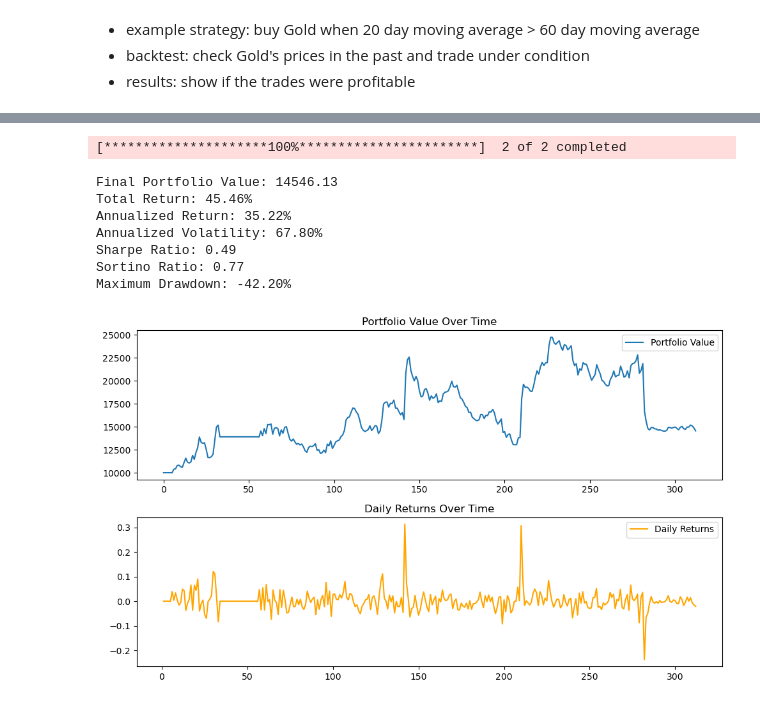
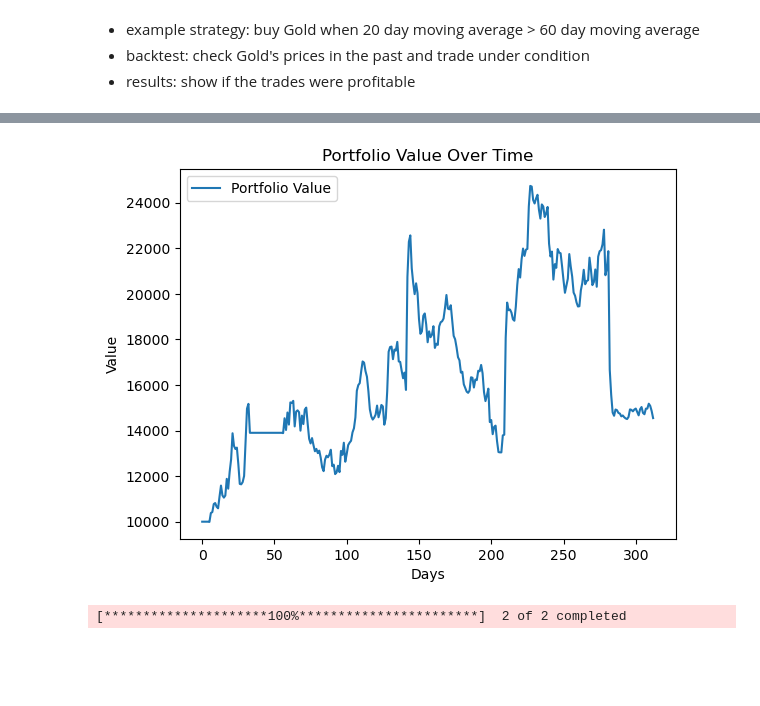
Before and after one commit to GeronimoBWalker/commodity, a Jupyter notebook: Backtest/backtest.ipynb, the cells around one changed output, grey strips where cells are left out. Drawn from its saved outputs; the diff is of its cells as text; code cells hidden in the pictures; blank space fills up the shorter version.

```diff
--- a/Backtest/backtest.ipynb
+++ b/Backtest/backtest.ipynb
@@ -112 +181,11 @@ Maximum Drawdown: -7.19%
+# %%
+import matplotlib.pyplot as plt
+plt.plot(backtester.daily_portfolio_values, label="Portfolio Value")
+plt.title("Portfolio Value Over Time")
+plt.xlabel("Days")
+plt.ylabel("Value")
+plt.legend()
+plt.show()
+# %% [output]
+[figure, added]
 # %%
@@ -117,41 +192,3 @@ end_date = "2024-04-03"
 data = yf.download(tickers,start=start_date,end=end_date,auto_adjust=True)['Close']
 # %% [output]
 [*********************100%***********************]  2 of 2 completed
-# %%
-data = data.rename(columns={"NFLX":'close_NFLX','ROKU':'close'})
-
-### if one stock has move 5% of more than the other one over the fours of the last 5 days
-### sell the top one and buy the bottom one until it reverses
-strategy = Strategy(
-    indicators={
-        "day_5_lookback_NFLX": lambda df: df["close_NFLX"].shift(5),
-        "day_5_lookback_ROKU": lambda df: df["close"].shift(5),
-    },
-    signal_logic=lambda row: (
-        1
-        if (row["close_NFLX"] / row["day_5_lookback_NFLX"] > 1.05 and
-            row["close"] / row["day_5_lookback_NFLX"] < 0.95)
-        else -1 if (row["close"] / row["day_5_lookback_ROKU"] > 1.05 and
-                    row["close_NFLX"] / row["day_5_lookback_NFLX"] < 0.95)
-        else 0
-
-    ),
-)
-
-# 1 if Netflix price is greater than 1.05% of the Netflix price 5 days in the future
-# else -1 if Netflix price is lass than Netflix price in the future
-# else 0
-data = strategy.generate_signals(data)
-
-backtester = Backtester()
-backtester.backtest(data)
-backtester.calculate_performance()
-# %% [output]
-Final Portfolio Value: 14546.13
-Total Return: 45.46%
-Annualized Return: 35.22%
-Annualized Volatility: 67.80%
-Sharpe Ratio: 0.49
-Sortino Ratio: 0.77
-Maximum Drawdown: -42.20%
-[figure, removed]
```
Also changed, not shown: parts of 10 cells of this notebook, 2 other files.
